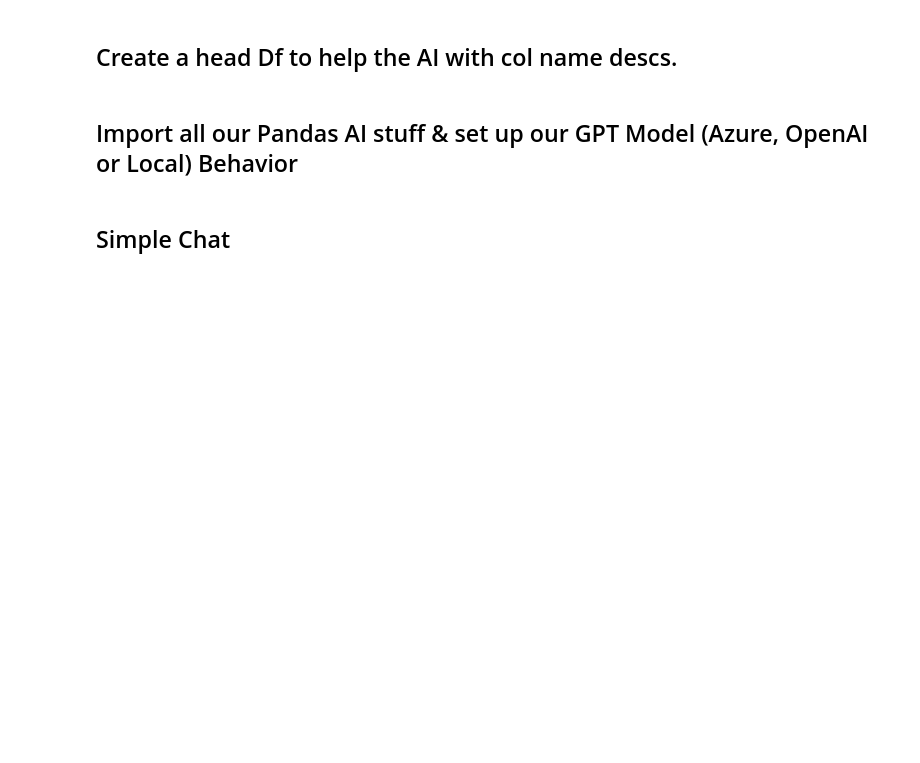
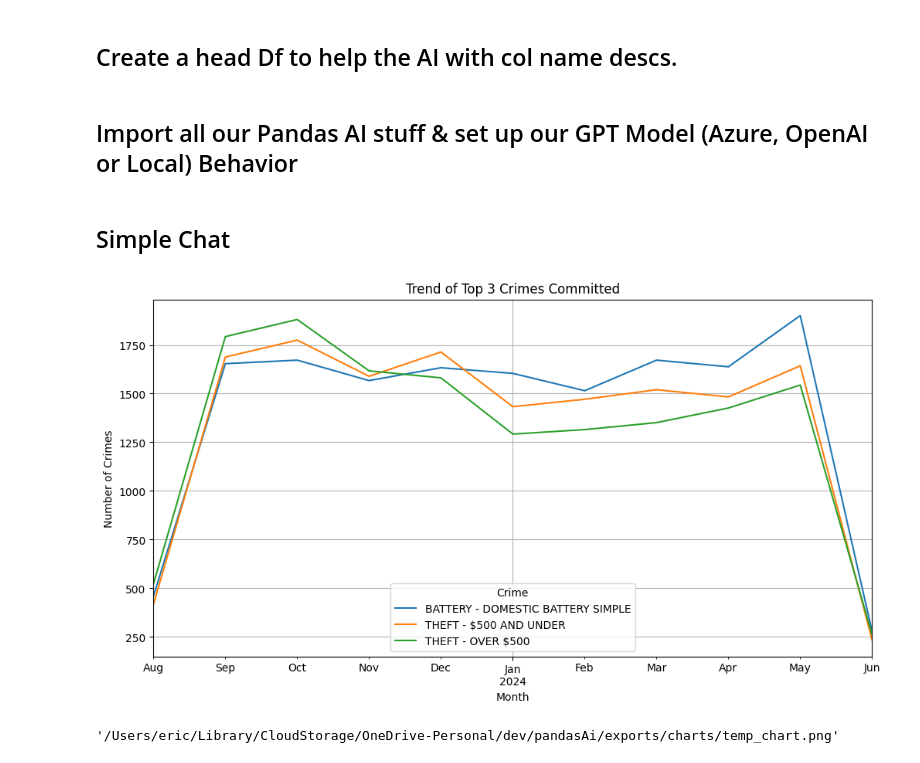
Before and after one commit to evogelpohl/pandasAi_Demos, a Jupyter notebook: chicago_crime_chat.ipynb, the cells around one changed output. Cells and saved outputs as stored; diff of their text form; code cells hidden in the pictures; blank space fills up the shorter version.

```diff
--- a/chicago_crime_chat.ipynb
+++ b/chicago_crime_chat.ipynb
@@ -118,7 +136,10 @@ agent = Agent(crime, config={'llm': llm,
 # %% [markdown]
 ## Simple Chat
 # %%
-query = ''' use ploty not matplotlib! for the top 3 crimes in 2024, create a heatmap plot using seaborn for the number of crimes by arrest, domestic.  '''
+query = ''' Plot a trend for the top 3 crimes committed  '''
 agent.chat(query=query)
+# %% [output]
+[figure, added]
+'/Users/eric/Library/CloudStorage/OneDrive-Personal/dev/pandasAi/exports/charts/temp_chart.png'
 # %%
 print(agent.last_code_generated)
```
Also changed, not shown: parts of 3 cells of this notebook, 1 other file.
